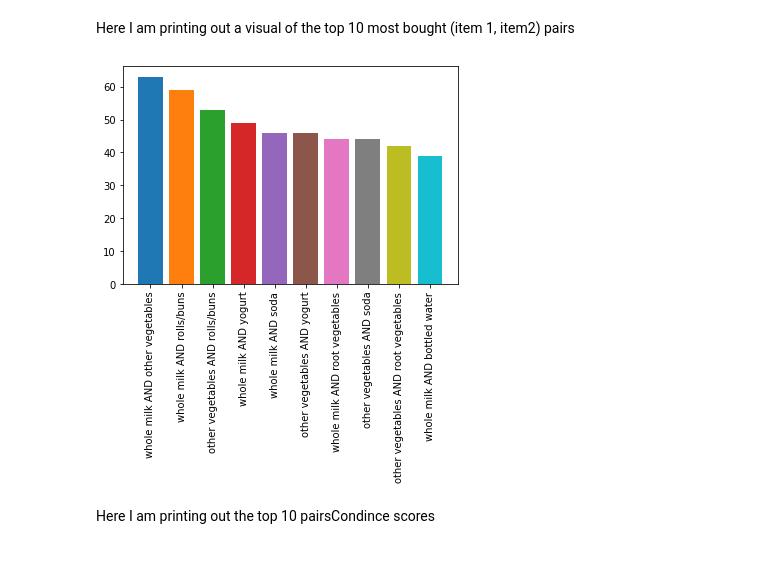
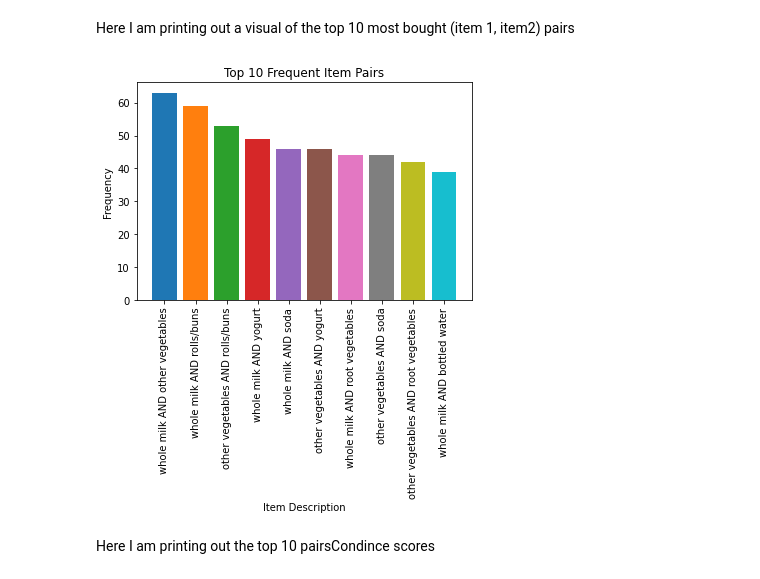
Before and after one commit to Musa-Husseini/CPTS-315, a Jupyter notebook: Project/Final.ipynb, the cells around one changed output. Cells and saved outputs as stored; diff of their text form; code cells hidden in the pictures.

```diff
--- a/Project/Final.ipynb
+++ b/Project/Final.ipynb
@@ -95,16 +95,19 @@ Here I am printing out a visual of the top 10 most bought (item 1, item2) pairs
 # %%
 p1GraphData = dict(sorted(p1Data.items(), key = lambda x:x[1],reverse=True)[:10])
 
 for key, value in p1GraphData.items():
     x = key[0]
     y = key[1]
     a = x + " AND " + y
     z = value
     plt.bar(a, z)
+plt.title("Top 10 Frequent Item Pairs")
+plt.xlabel("Item Description")
+plt.ylabel("Frequency")
 plt.tick_params(axis='x', rotation=90)
 plt.show()
 # %% [output]
-[figure, old version]
+[figure, new version]
 # %% [markdown]
 Here I am printing out the top 10 pairsCondince scores
 # %%
```
Also changed, not shown: parts of 5 cells of this notebook.
